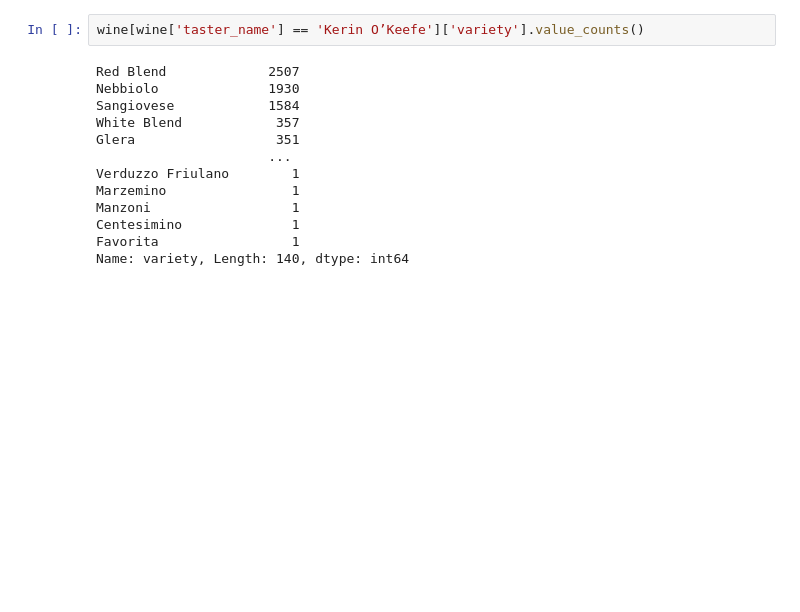
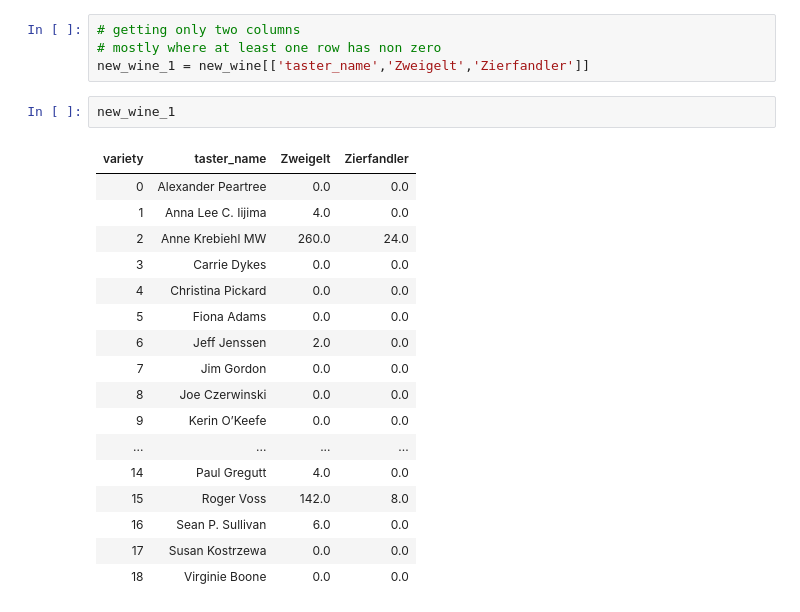
Before and after one commit to bthakr1/datascience_pipeline, a Jupyter notebook: Cosine_Similarity.ipynb, the cells around one changed output. Cells and saved outputs as stored; diff of their text form; blank space fills up the shorter version.

```diff
--- a/Cosine_Similarity.ipynb
+++ b/Cosine_Similarity.ipynb
@@ -71,15 +103,24 @@ new_wine
-# %%
-wine[wine['taster_name'] == 'Kerin O’Keefe']['variety'].value_counts()
-# %% [output]
-Red Blend             2507
-Nebbiolo              1930
-Sangiovese            1584
-White Blend            357
-Glera                  351
-                      ...
-Verduzzo Friulano        1
-Marzemino                1
-Manzoni                  1
-Centesimino              1
-Favorita                 1
-Name: variety, Length: 140, dtype: int64
+# %%
+# getting only two columns
+# mostly where at least one row has non zero
+new_wine_1 = new_wine[['taster_name','Zweigelt','Zierfandler']]
+# %%
+new_wine_1
+# %% [output]
+| variety | taster_name | Zweigelt | Zierfandler |
+| 0 | Alexander Peartree | 0.0 | 0.0 |
+| 1 | Anna Lee C. Iijima | 4.0 | 0.0 |
+| 2 | Anne Krebiehl MW | 260.0 | 24.0 |
+| 3 | Carrie Dykes | 0.0 | 0.0 |
+| 4 | Christina Pickard | 0.0 | 0.0 |
+| 5 | Fiona Adams | 0.0 | 0.0 |
+| 6 | Jeff Jenssen | 2.0 | 0.0 |
+| 7 | Jim Gordon | 0.0 | 0.0 |
+| 8 | Joe Czerwinski | 0.0 | 0.0 |
+| 9 | Kerin O’Keefe | 0.0 | 0.0 |
+| ... | ... | ... | ... |
+| 14 | Paul Gregutt | 4.0 | 0.0 |
+| 15 | Roger Voss | 142.0 | 8.0 |
+| 16 | Sean P. Sullivan | 6.0 | 0.0 |
+| 17 | Susan Kostrzewa | 0.0 | 0.0 |
+| 18 | Virginie Boone | 0.0 | 0.0 |
```
Also changed, not shown: parts of 17 cells of this notebook.
